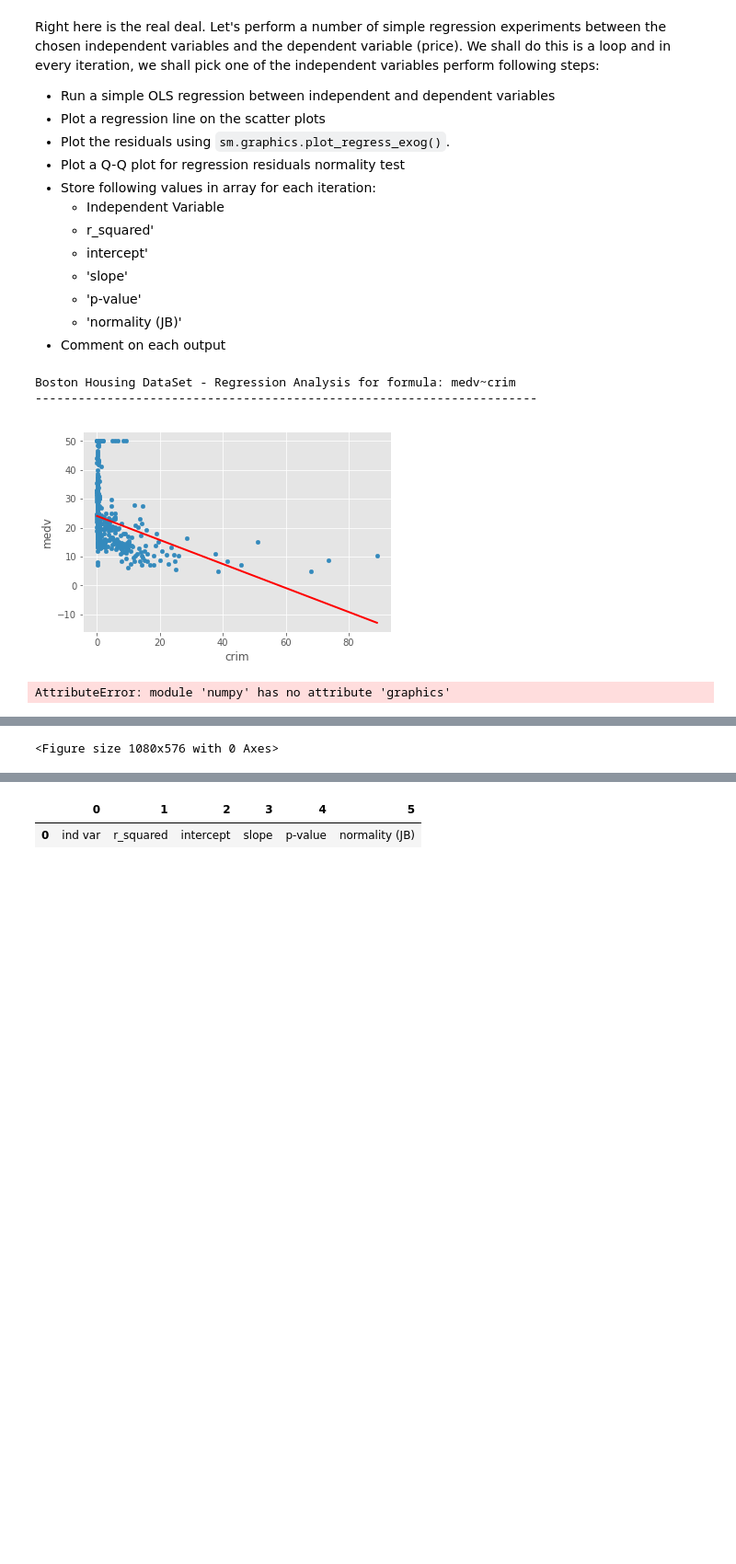
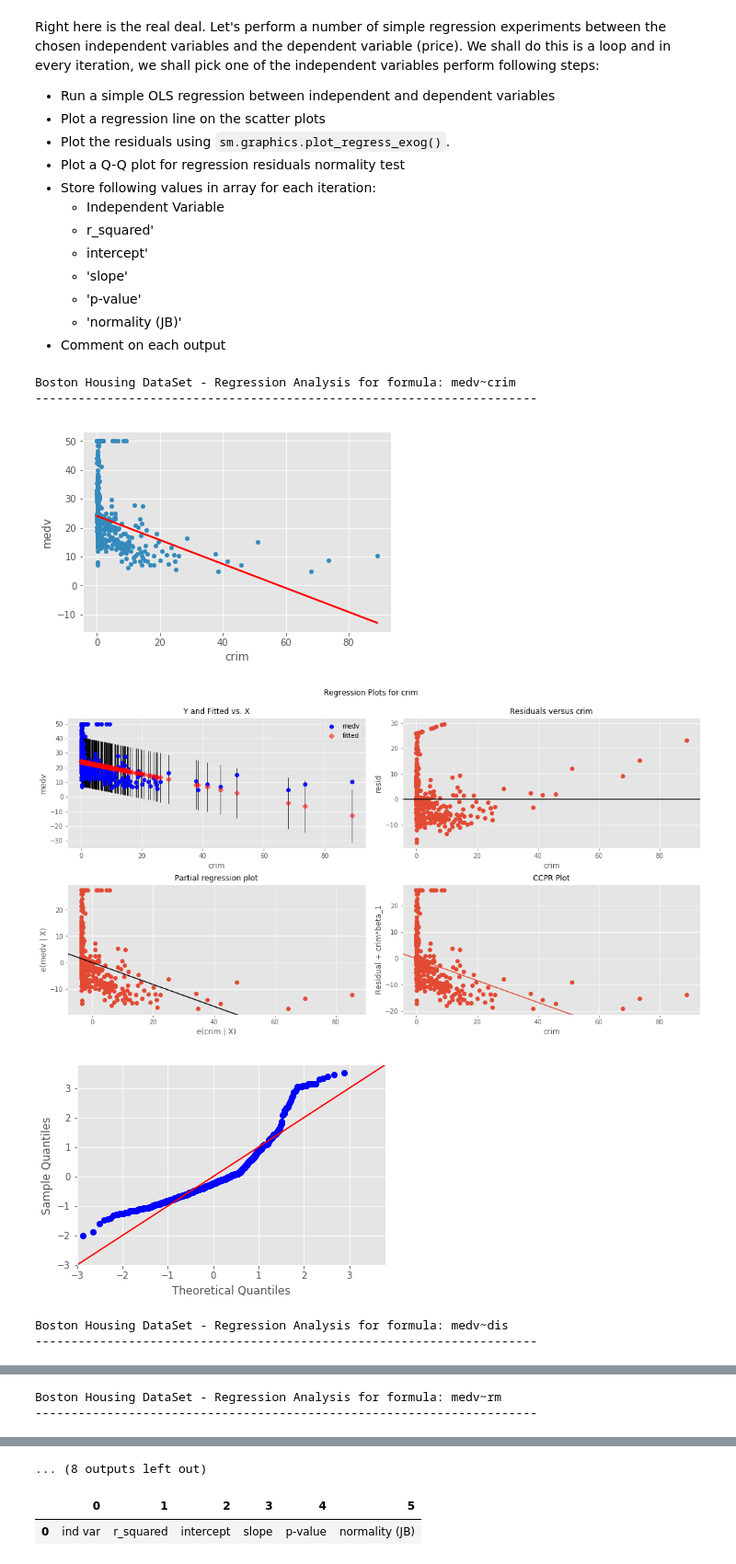
Before and after one commit to nickyp16/ds-skills2-regression-EOD-Lab-nyc-ds-skills-112618, a Jupyter notebook: index.ipynb, the cells around one changed output, grey strips where cells are left out. Shown at 92% size. Cells and saved outputs as stored; diff of their text form; code cells hidden in the pictures; blank space fills up the shorter version.

```diff
--- a/index.ipynb
+++ b/index.ipynb
@@ -98,30 +98,33 @@ Right here is the real deal. Let's perform a number of simple regression experim
 # %%
 # can use statsmodels or "sklearn" for regression analysis
 import statsmodels.api as sm
 import statsmodels.formula.api as smf
 import scipy.stats as stats
 import statsmodels.stats.api as sms
 
 results = [['ind var','r_squared','intercept','slope','p-value','normality (JB)']]
 for idx,val in enumerate(['crim','dis','rm','zn','age']):
     print("Boston Housing DataSet - Regression Analysis for formula: medv~" + val)
     print('----------------------------------------------------------------------')
 
     f = 'medv~' + val
     model = smf.ols(formula=f,data=df).fit()
 
     X_new = pd.DataFrame({val: [df[val].min(),df[val].max()]});
     preds = model.predict(X_new)
     df.plot(kind='scatter',x=val,y='medv');
     plt.plot(X_new, preds,c='red',linewidth=2);
     plt.show()
     fig = plt.figure(figsize=(15,8))
     fig = sm.graphics.plot_regress_exog(model,val,fig=fig)
-    fig = nm.graphics.qqplot(model.resid,dist=stats.norm,line='45',fit=True,)
+    fig = sm.graphics.qqplot(model.resid,dist=stats.norm,line='45',fit=True,)
 
     plt.show()
 # %% [output]
 Boston Housing DataSet - Regression Analysis for formula: medv~crim
 ----------------------------------------------------------------------
 [figure]
+[figure, added]
+[figure, added]
-AttributeError: module 'numpy' has no attribute 'graphics'
+Boston Housing DataSet - Regression Analysis for formula: medv~dis
+----------------------------------------------------------------------
@@ -128 +134,2 @@ AttributeError: module 'numpy' has no attribute 'graphics'
-<Figure size 1080x576 with 0 Axes>
+Boston Housing DataSet - Regression Analysis for formula: medv~rm
+----------------------------------------------------------------------
@@ -129,3 +139,4 @@ AttributeError: module 'numpy' has no attribute 'graphics'
+... (8 outputs left out)
 # %%
 pd.DataFrame(results)
 # %% [output]
```
Also changed, not shown: parts of 2 cells of this notebook.
